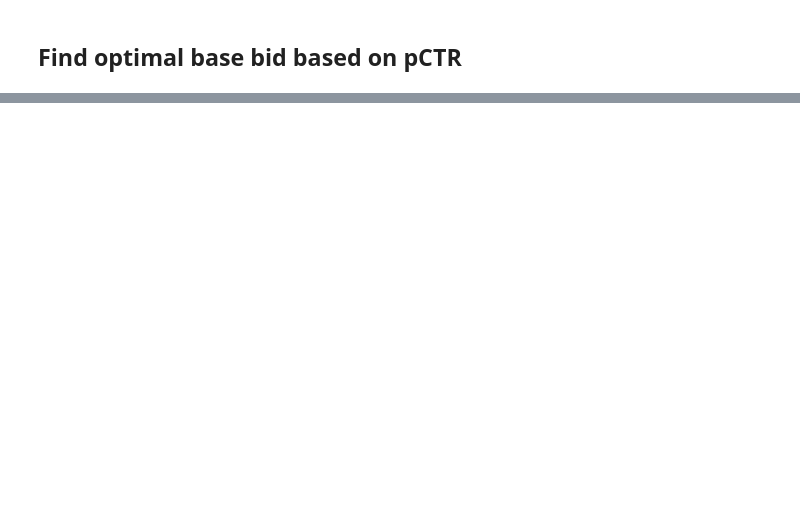
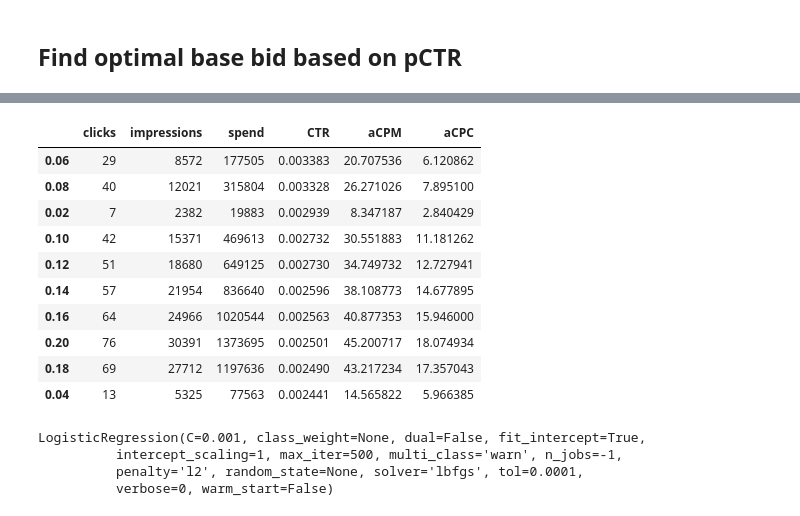
Before and after one commit to FaizalNafis/maai_bid_strategy, a Jupyter notebook: Q3.ipynb, the cells around one changed output, grey strips where cells are left out. Cells and saved outputs as stored; diff of their text form; code cells hidden in the pictures; blank space fills up the shorter version.

```diff
--- a/Q3.ipynb
+++ b/Q3.ipynb
@@ -738,0 +744,21 @@ statistics
+# %%
+statistics.sort_values('CTR', ascending=False).head(10)
+# %% [output]
+|  | clicks | impressions | spend | CTR | aCPM | aCPC |
+| 0.06 | 29 | 8572 | 177505 | 0.003383 | 20.707536 | 6.120862 |
+| 0.08 | 40 | 12021 | 315804 | 0.003328 | 26.271026 | 7.895100 |
+| 0.02 | 7 | 2382 | 19883 | 0.002939 | 8.347187 | 2.840429 |
+| 0.10 | 42 | 15371 | 469613 | 0.002732 | 30.551883 | 11.181262 |
+| 0.12 | 51 | 18680 | 649125 | 0.002730 | 34.749732 | 12.727941 |
+| 0.14 | 57 | 21954 | 836640 | 0.002596 | 38.108773 | 14.677895 |
+| 0.16 | 64 | 24966 | 1020544 | 0.002563 | 40.877353 | 15.946000 |
+| 0.20 | 76 | 30391 | 1373695 | 0.002501 | 45.200717 | 18.074934 |
+| 0.18 | 69 | 27712 | 1197636 | 0.002490 | 43.217234 | 17.357043 |
+| 0.04 | 13 | 5325 | 77563 | 0.002441 | 14.565822 | 5.966385 |
+# %%
+lr
+# %% [output]
+LogisticRegression(C=0.001, class_weight=None, dual=False, fit_intercept=True,
+          intercept_scaling=1, max_iter=500, multi_class='warn', n_jobs=-1,
+          penalty='l2', random_state=None, solver='lbfgs', tol=0.0001,
+          verbose=0, warm_start=False)
```
Also changed, not shown: parts of 19 cells of this notebook.
